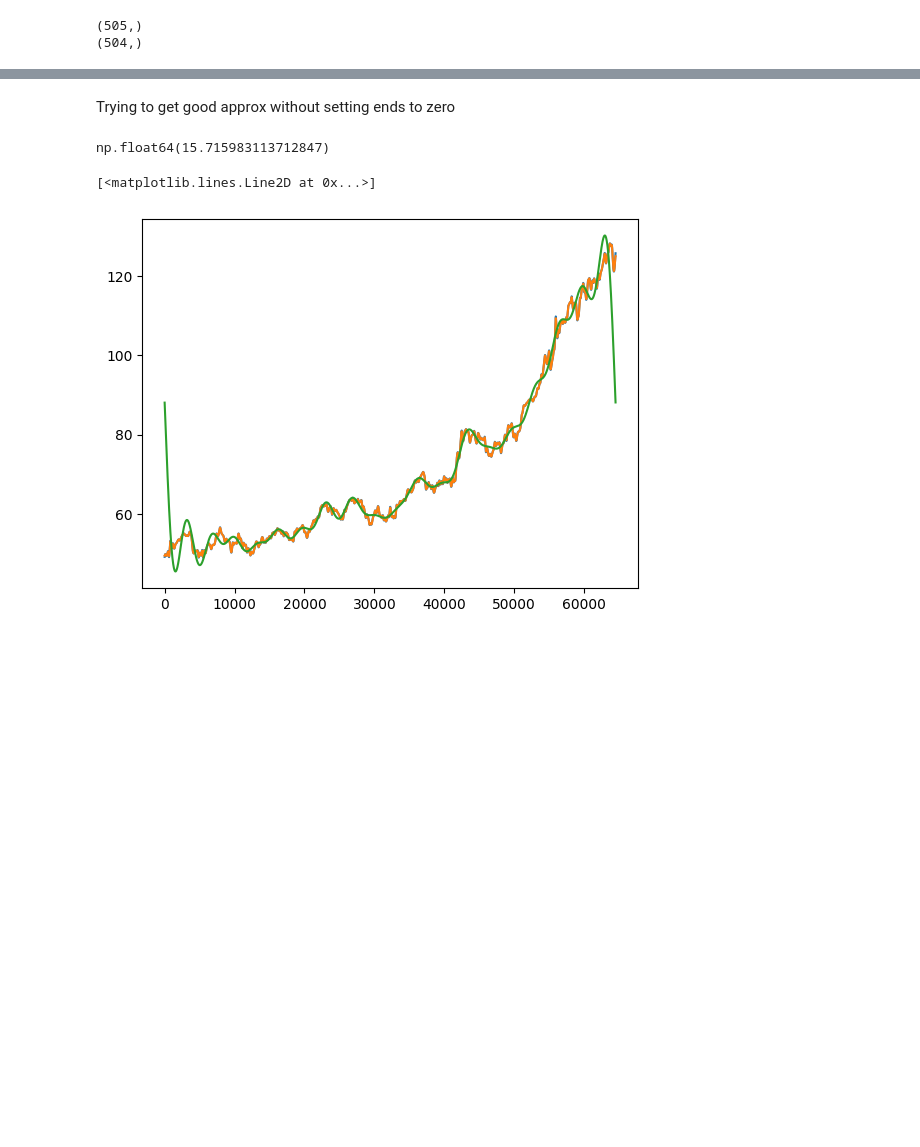
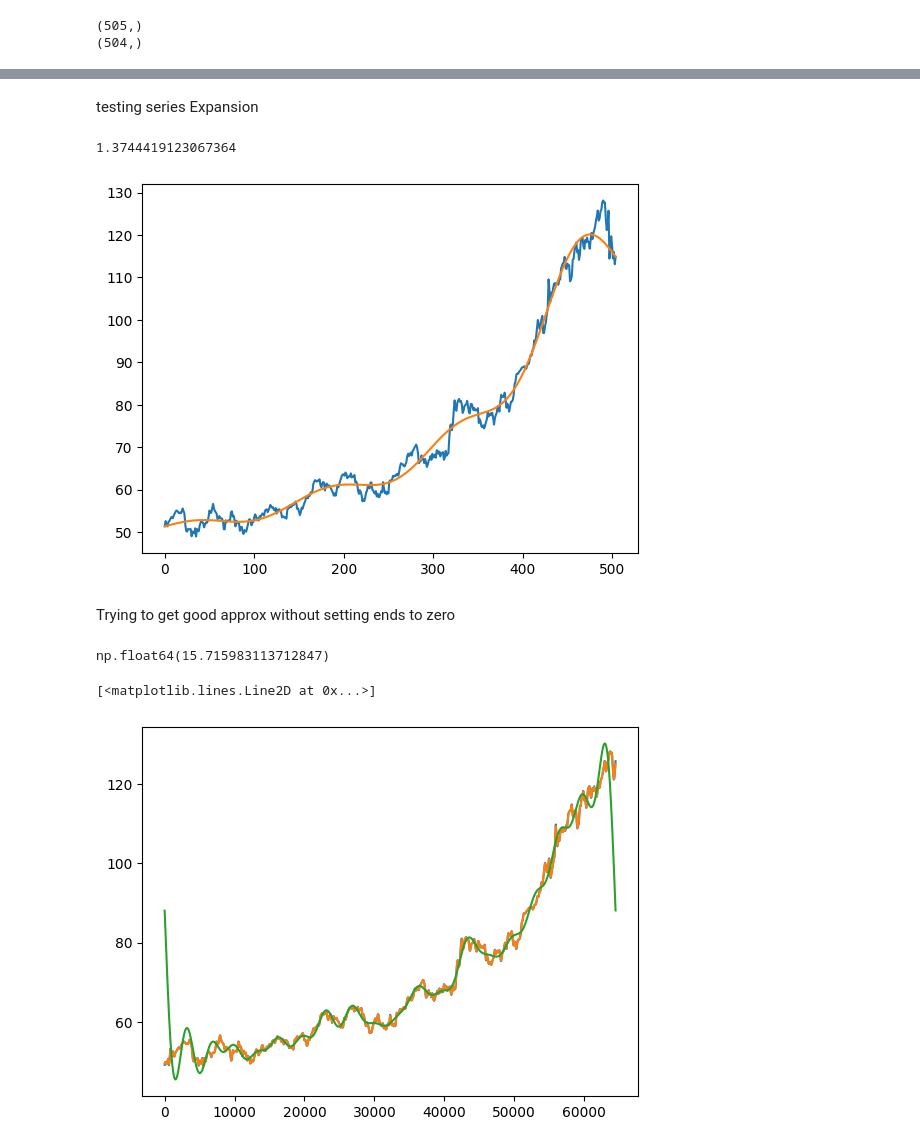
Before and after one commit to KImeriGitHub/RandomOdyssey, a Jupyter notebook: notebooks/sandbox_fourierConst.ipynb, the cells around one changed output, grey strips where cells are left out. Cells and saved outputs as stored; diff of their text form; code cells hidden in the pictures; blank space fills up the shorter version.

```diff
--- a/notebooks/sandbox_fourierConst.ipynb
+++ b/notebooks/sandbox_fourierConst.ipynb
@@ -145,3 +145,15 @@ plt.plot(f_reconstructed)
+# %% [markdown]
+testing series Expansion
+# %%
+relDiffPerStep, res_cos, res_sin = SeriesExpansion.getFourierInterpCoeff(pastPrices, multFactor, 10)
+resarr, rsme = SeriesExpansion.getFourierInterpFunct(res_cos, res_sin, pastPrices)
+# %%
+plt.plot(pastPrices)
+plt.plot(resarr)
+print(rsme)
+# %% [output]
+1.3744419123067364
+[figure, added]
 # %% [markdown]
 Trying to get good approx without setting ends to zero
 # %%
```
Also changed, not shown: parts of 3 cells of this notebook, 8 other files.
